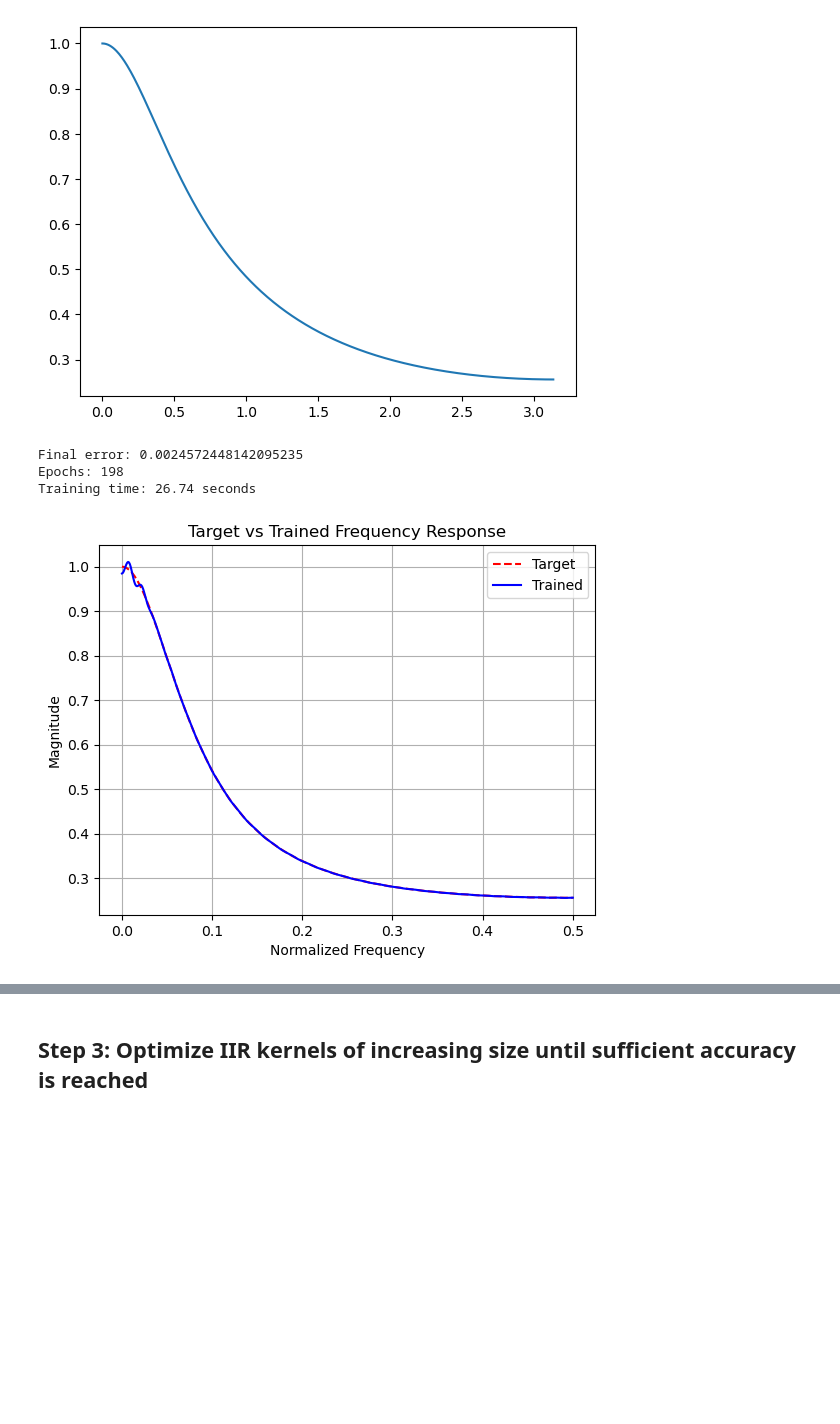
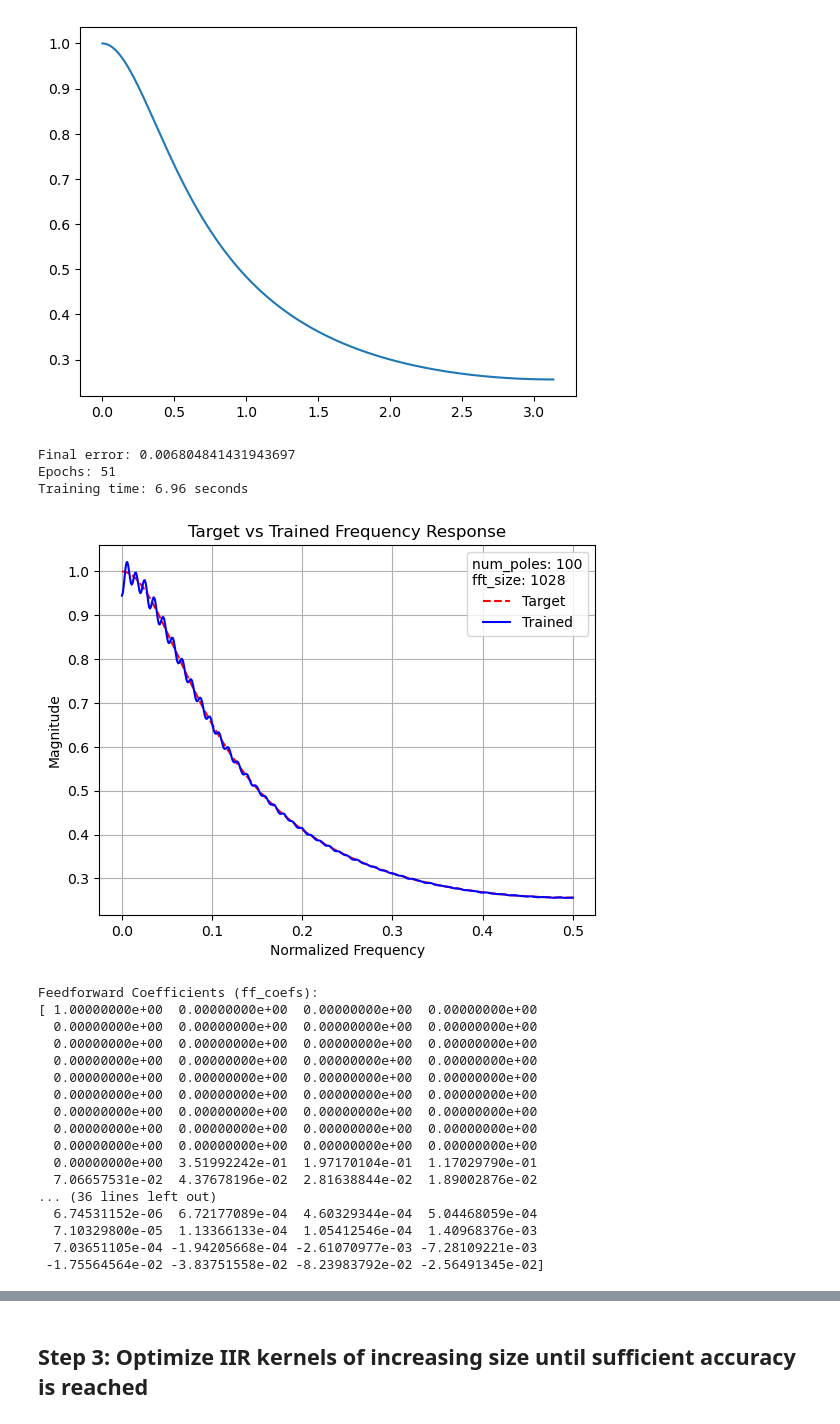
Before and after one commit to joeljaffesd/ir-approx, a Jupyter notebook: notebook.ipynb, the cells around one changed output, grey strips where cells are left out. Drawn from its saved outputs; the diff is of its cells as text; code cells hidden in the pictures; blank space fills up the shorter version.

```diff
--- a/notebook.ipynb
+++ b/notebook.ipynb
@@ -83,21 +87,37 @@ pass
 # %%
 # train on the one-pole's impulse response
 size = 1028
 
 # init test_signal
 test_signal = np.zeros(size)
 test_signal[0] = 1
 for i in range(0, size):
     test_signal[i] = filter.process(test_signal[i])
 
 # train
 from main import Trainer
-test_signal = np.fft.fft(test_signal, n=size)
 trainer = Trainer(fft_size=size)
-trainer(test_signal.real[:size//2])
-pass
+trainer(test_signal)
+Audio(data = test_signal, rate = 48000)
 # %% [output]
-Final error: 0.0024572448142095235
-Epochs: 198
-Training time: 26.74 seconds
+Final error: 0.006804841431943697
+Epochs: 51
+Training time: 6.96 seconds
-[figure, old version]
+[figure, new version]
+Feedforward Coefficients (ff_coefs):
+[ 1.00000000e+00  0.00000000e+00  0.00000000e+00  0.00000000e+00
+  0.00000000e+00  0.00000000e+00  0.00000000e+00  0.00000000e+00
+  0.00000000e+00  0.00000000e+00  0.00000000e+00  0.00000000e+00
+  0.00000000e+00  0.00000000e+00  0.00000000e+00  0.00000000e+00
+  0.00000000e+00  0.00000000e+00  0.00000000e+00  0.00000000e+00
+  0.00000000e+00  0.00000000e+00  0.00000000e+00  0.00000000e+00
+  0.00000000e+00  0.00000000e+00  0.00000000e+00  0.00000000e+00
+  0.00000000e+00  0.00000000e+00  0.00000000e+00  0.00000000e+00
+  0.00000000e+00  0.00000000e+00  0.00000000e+00  0.00000000e+00
+  0.00000000e+00  3.51992242e-01  1.97170104e-01  1.17029790e-01
+  7.06657531e-02  4.37678196e-02  2.81638844e-02  1.89002876e-02
+... (36 lines left out)
+  6.74531152e-06  6.72177089e-04  4.60329344e-04  5.04468059e-04
+  7.10329800e-05  1.13366133e-04  1.05412546e-04  1.40968376e-03
+  7.03651105e-04 -1.94205668e-04 -2.61070977e-03 -7.28109221e-03
+ -1.75564564e-02 -3.83751558e-02 -8.23983792e-02 -2.56491345e-02]
```
Also changed, not shown: parts of 4 cells of this notebook, 1 other file.
